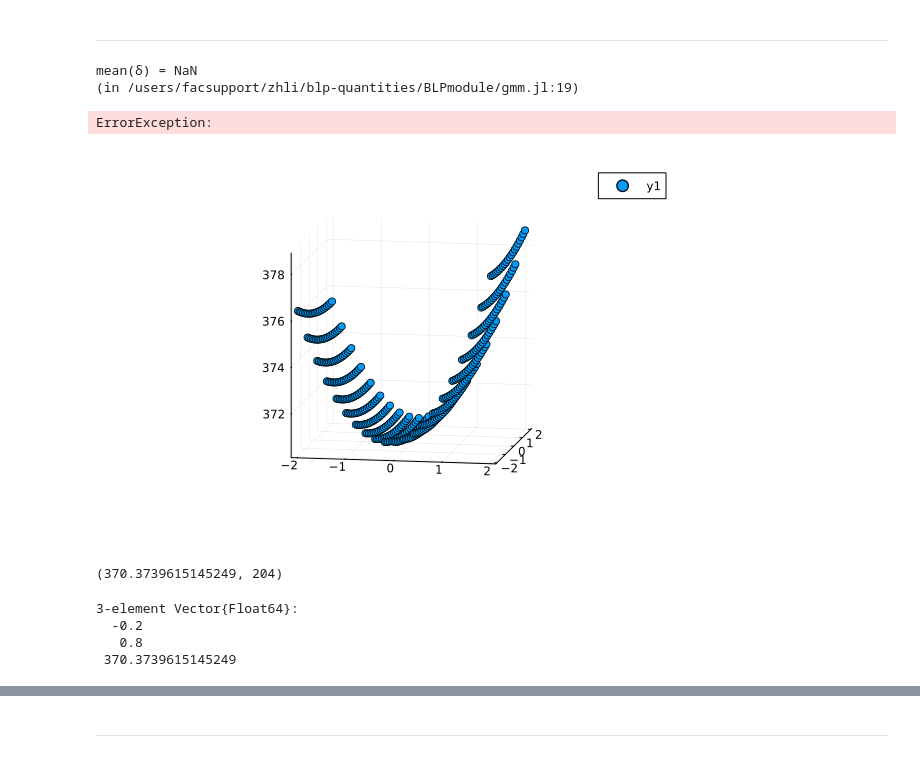
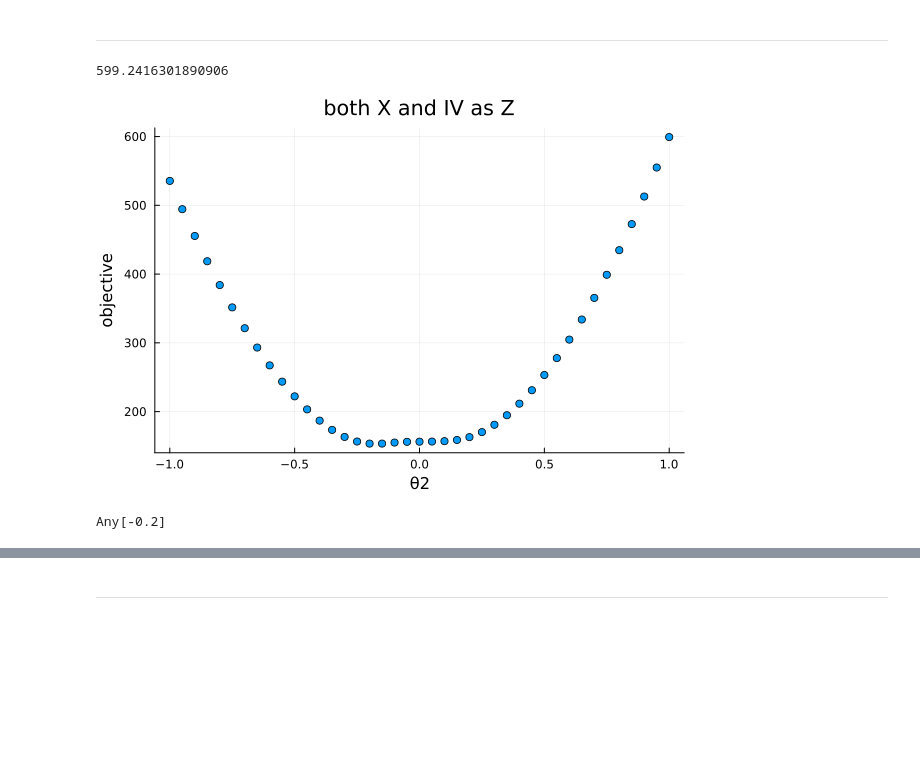
Before and after one commit to zhijianli9999/blp-quantities, a Jupyter notebook: gmm.ipynb, the cells around one changed output, grey strips where cells are left out. Drawn from its saved outputs; the diff is of its cells as text; code cells hidden in the pictures; blank space fills up the shorter version.

```diff
--- a/gmm.ipynb
+++ b/gmm.ipynb
@@ -22,10 +22,8 @@ Z = vcat(transpose.([ec.firms[i].Z for i in eachindex(ec.firms)])...);
 # %%
 # gmm
-pars = deserialize("jls/pars$testmode.jls");
+pars = deserialize("jls/pars.jls");
 ec = deserialize("$datadir/analysis/ec$testmode.jls");
-obj_test = m.gmm_lm([1.,1.], ec, pars, X1, Z, Φ);
+obj_test = m.gmm_lm([1.], ec, pars, X1, hcat(X1,Z));
 println(obj_test)
 # %% [output]
-mean(δ) = NaN
-(in /users/facsupport/zhli/blp-quantities/BLPmodule/gmm.jl:19)
+599.2416301890906
-ErrorException:
@@ -42,15 +30,14 @@ using Plots
-# %%
-plt = scatter([p[1] for p in pts], [p[2] for p in pts], [p[3] for p in pts], camera = (10,10,50))
-# %% [output]
-[figure, removed]
-# %%
-findmin(z)
-# %% [output]
-(370.3739615145249, 204)
-# %%
-pts[findmin(z)[2]]
-# %% [output]
-3-element Vector{Float64}:
-  -0.2
-   0.8
- 370.3739615145249
+# %%
+thetas = []
+objectives = []
+for theta in range(-1., 1., step = 0.05)
+    push!(thetas, theta)
+    push!(objectives, m.gmm_lm([theta], ec, pars, X1, hcat(X1,Z)))
+end
+scatter(thetas, objectives, title = "both X and IV as Z", legend = false, xlabel = "θ2", ylabel = "objective")
+# %% [output]
+[figure, added]
+# %%
+println(thetas[objectives.==minimum(objectives)])
+# %% [output]
+Any[-0.2]
```
Also changed, not shown: parts of 16 cells of this notebook, 8 other files.
